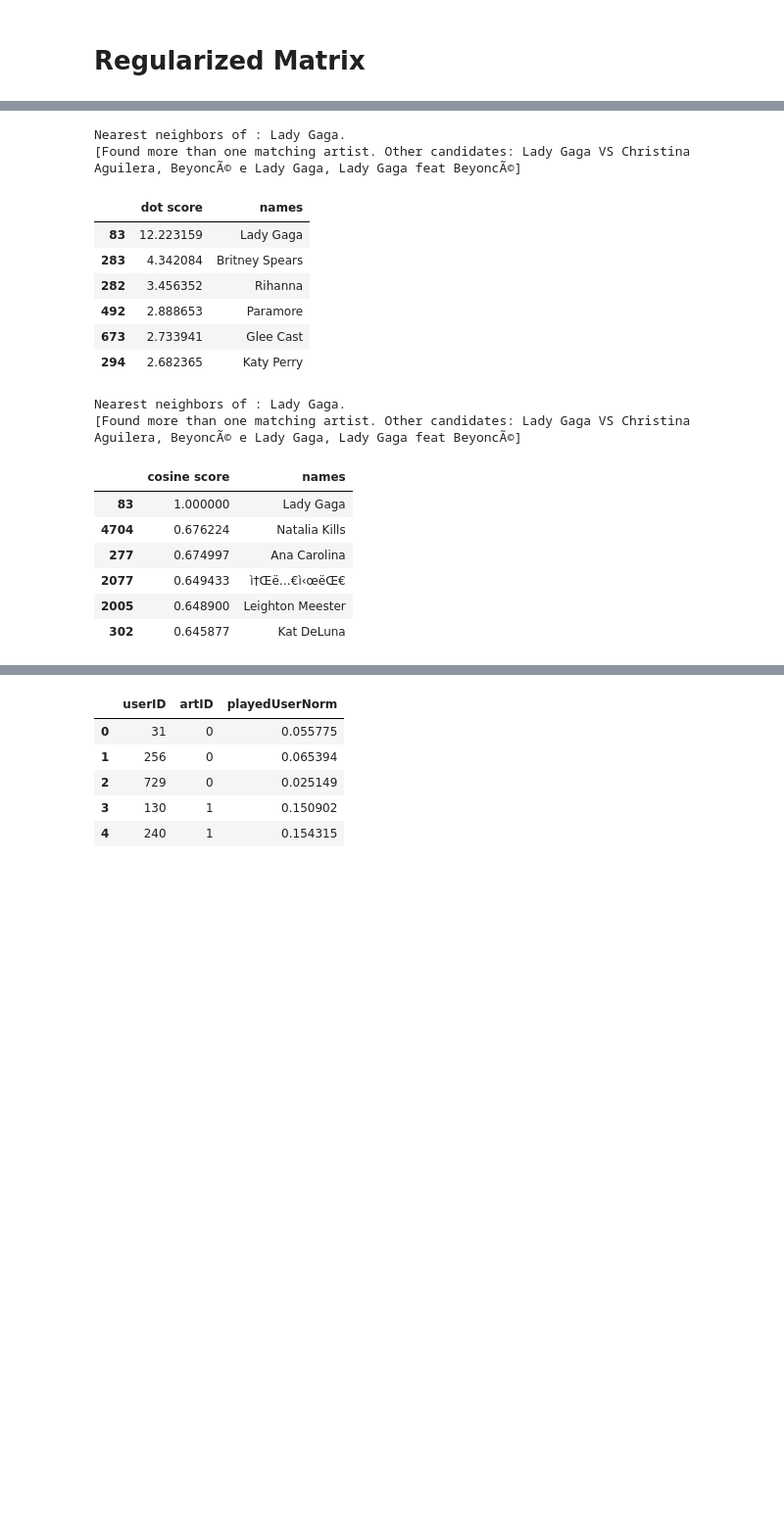
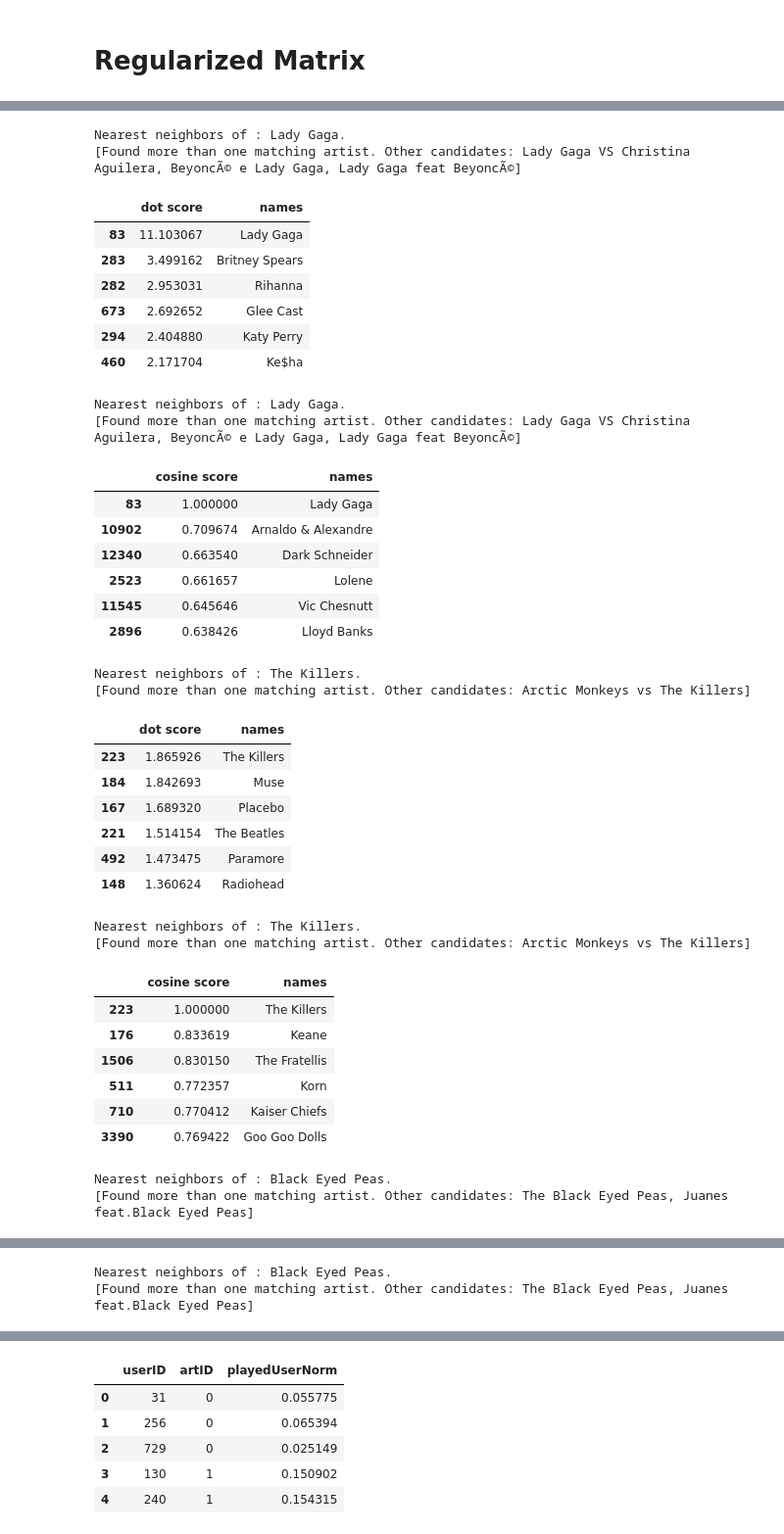
Before and after one commit to kiansweeney11/Ca4015-final-assignment, a Jupyter notebook: recommender.ipynb, the cells around one changed output, grey strips where cells are left out. Shown at 98% size. Saved outputs shown, nothing was run; the diff lists cells and outputs as text; code cells hidden in the pictures; blank space fills up the shorter version.

```diff
--- a/recommender.ipynb
+++ b/recommender.ipynb
@@ -1114,8 +1118,10 @@ def artist_neighbors(model, title_substring, measure=DOT, k=6):
   })
   display.display(df7.sort_values([score_key], ascending=False).head(k))
 # %%
-artist_neighbors(model, "Lady Gaga", DOT)
-artist_neighbors(model, "Lady Gaga", COSINE)
+artist_grp = ['Lady Gaga', 'The Killers', 'Black Eyed Peas', 'Rihanna', 'Gwen Stefani', 'Eva Simons']
+for art in range(len(artist_grp)):
+    artist_neighbors(reg_model, artist_grp[art], DOT)
+    artist_neighbors(reg_model, artist_grp[art], COSINE)
 # %% [output]
 Nearest neighbors of : Lady Gaga.
 [Found more than one matching artist. Other candidates: Lady Gaga VS Christina Aguilera, BeyoncÃ© e Lady Gaga, Lady Gaga feat BeyoncÃ©]
@@ -1186,22 +1231,43 @@ reg_model.train(num_iterations=2000, learning_rate=20.)
 # %%
-artist_neighbors(reg_model, "Lady Gaga", DOT)
-artist_neighbors(reg_model, "Lady Gaga", COSINE)
+for art in range(len(artist_grp)):
+    artist_neighbors(reg_model, artist_grp[art], DOT)
+    artist_neighbors(reg_model, artist_grp[art], COSINE)
 # %% [output]
 Nearest neighbors of : Lady Gaga.
 [Found more than one matching artist. Other candidates: Lady Gaga VS Christina Aguilera, BeyoncÃ© e Lady Gaga, Lady Gaga feat BeyoncÃ©]
 |  | dot score | names |
-| 83 | 12.223159 | Lady Gaga |
-| 283 | 4.342084 | Britney Spears |
-| 282 | 3.456352 | Rihanna |
-| 492 | 2.888653 | Paramore |
-| 673 | 2.733941 | Glee Cast |
-| 294 | 2.682365 | Katy Perry |
+| 83 | 11.103067 | Lady Gaga |
+| 283 | 3.499162 | Britney Spears |
+| 282 | 2.953031 | Rihanna |
+| 673 | 2.692652 | Glee Cast |
+| 294 | 2.404880 | Katy Perry |
+| 460 | 2.171704 | Ke$ha |
 Nearest neighbors of : Lady Gaga.
 [Found more than one matching artist. Other candidates: Lady Gaga VS Christina Aguilera, BeyoncÃ© e Lady Gaga, Lady Gaga feat BeyoncÃ©]
 |  | cosine score | names |
 | 83 | 1.000000 | Lady Gaga |
-| 4704 | 0.676224 | Natalia Kills |
-| 277 | 0.674997 | Ana Carolina |
-| 2077 | 0.649433 | ì†Œë…€ì‹œëŒ€ |
-| 2005 | 0.648900 | Leighton Meester |
-| 302 | 0.645877 | Kat DeLuna |
+| 10902 | 0.709674 | Arnaldo & Alexandre |
+| 12340 | 0.663540 | Dark Schneider |
+| 2523 | 0.661657 | Lolene |
+| 11545 | 0.645646 | Vic Chesnutt |
+| 2896 | 0.638426 | Lloyd Banks |
+Nearest neighbors of : The Killers.
+[Found more than one matching artist. Other candidates: Arctic Monkeys vs The Killers]
+|  | dot score | names |
+| 223 | 1.865926 | The Killers |
+| 184 | 1.842693 | Muse |
+| 167 | 1.689320 | Placebo |
+| 221 | 1.514154 | The Beatles |
+| 492 | 1.473475 | Paramore |
+| 148 | 1.360624 | Radiohead |
+Nearest neighbors of : The Killers.
+[Found more than one matching artist. Other candidates: Arctic Monkeys vs The Killers]
+|  | cosine score | names |
+| 223 | 1.000000 | The Killers |
+| 176 | 0.833619 | Keane |
+| 1506 | 0.830150 | The Fratellis |
+| 511 | 0.772357 | Korn |
+| 710 | 0.770412 | Kaiser Chiefs |
+| 3390 | 0.769422 | Goo Goo Dolls |
+Nearest neighbors of : Black Eyed Peas.
+[Found more than one matching artist. Other candidates: The Black Eyed Peas, Juanes feat.Black Eyed Peas]
@@ -1207,0 +1281,2 @@ Nearest neighbors of : Lady Gaga.
+Nearest neighbors of : Black Eyed Peas.
+[Found more than one matching artist. Other candidates: The Black Eyed Peas, Juanes feat.Black Eyed Peas]
```
Also changed, not shown: parts of 88 cells of this notebook.
